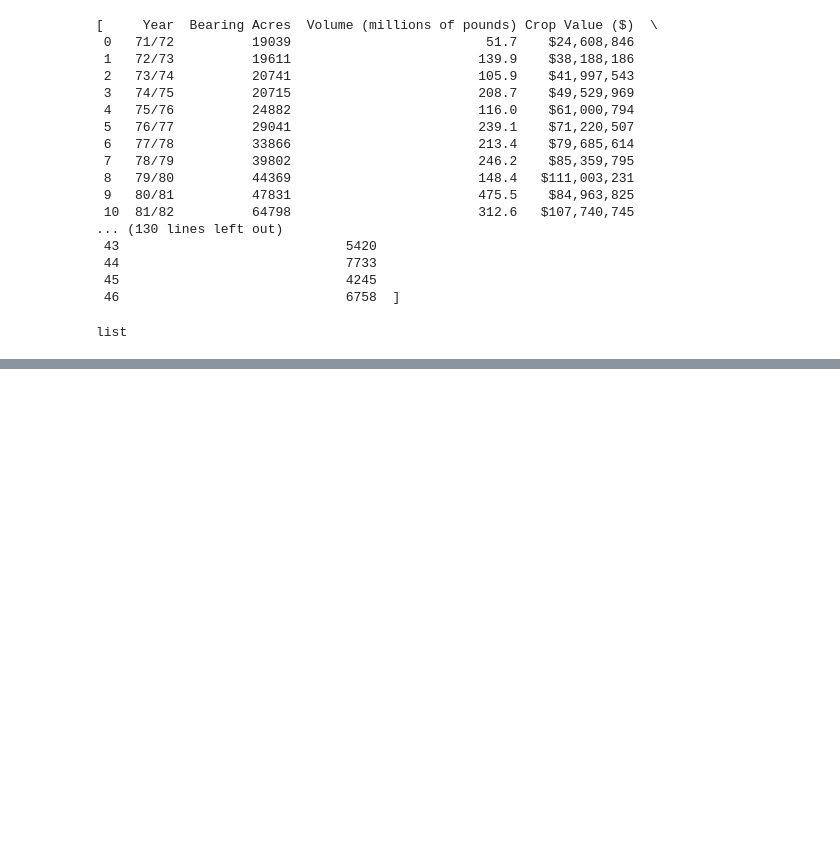
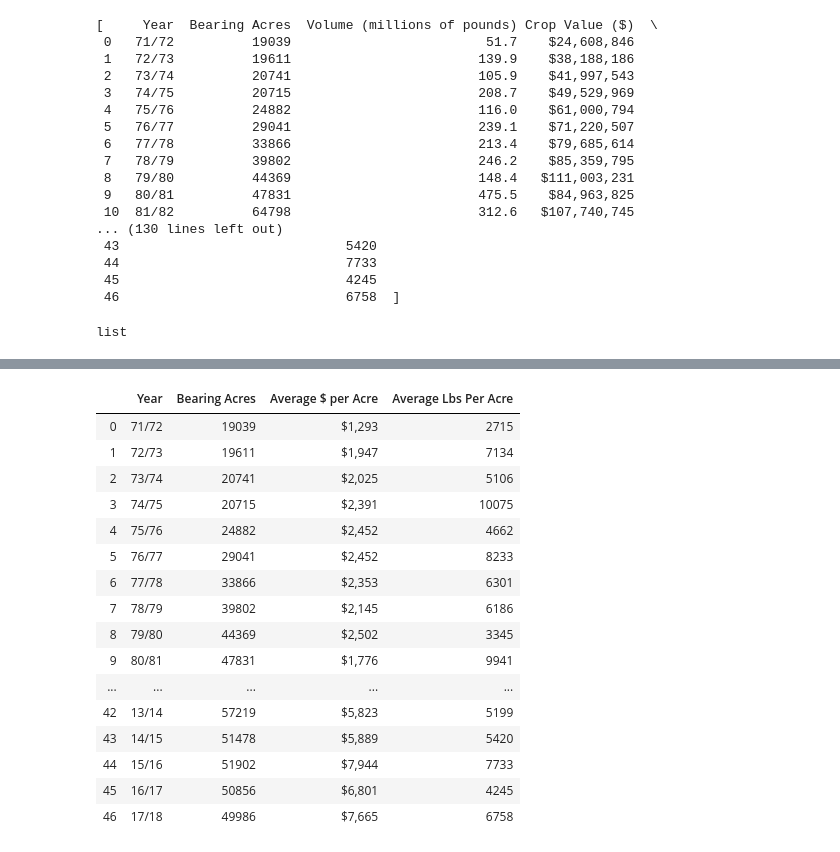
Before and after one commit to hsnguyen1995/Pit-iful_Project, a Jupyter notebook: AmysWork/AnnualProjections71/annualchangeinvalue.ipynb, the cells around one changed output, grey strips where cells are left out. Drawn from its saved outputs; the diff is of its cells as text; code cells hidden in the pictures; blank space fills up the shorter version.

```diff
--- a/AmysWork/AnnualProjections71/annualchangeinvalue.ipynb
+++ b/AmysWork/AnnualProjections71/annualchangeinvalue.ipynb
@@ -54 +54,23 @@ annualsince71df
+# %%
+reduced71df=annualsince71df.drop(['Volume (millions of pounds)',
+                         'Crop Value ($)', 'Price Per LB'], axis=1)
+reduced71df
+# %% [output]
+|  | Year | Bearing Acres | Average $ per Acre | Average Lbs Per Acre |
+| 0 | 71/72 | 19039 | $1,293 | 2715 |
+| 1 | 72/73 | 19611 | $1,947 | 7134 |
+| 2 | 73/74 | 20741 | $2,025 | 5106 |
+| 3 | 74/75 | 20715 | $2,391 | 10075 |
+| 4 | 75/76 | 24882 | $2,452 | 4662 |
+| 5 | 76/77 | 29041 | $2,452 | 8233 |
+| 6 | 77/78 | 33866 | $2,353 | 6301 |
+| 7 | 78/79 | 39802 | $2,145 | 6186 |
+| 8 | 79/80 | 44369 | $2,502 | 3345 |
+| 9 | 80/81 | 47831 | $1,776 | 9941 |
+| ... | ... | ... | ... | ... |
+| 42 | 13/14 | 57219 | $5,823 | 5199 |
+| 43 | 14/15 | 51478 | $5,889 | 5420 |
+| 44 | 15/16 | 51902 | $7,944 | 7733 |
+| 45 | 16/17 | 50856 | $6,801 | 4245 |
+| 46 | 17/18 | 49986 | $7,665 | 6758 |
 # %%
```
Also changed, not shown: parts of 3 cells of this notebook, 19 other files.
